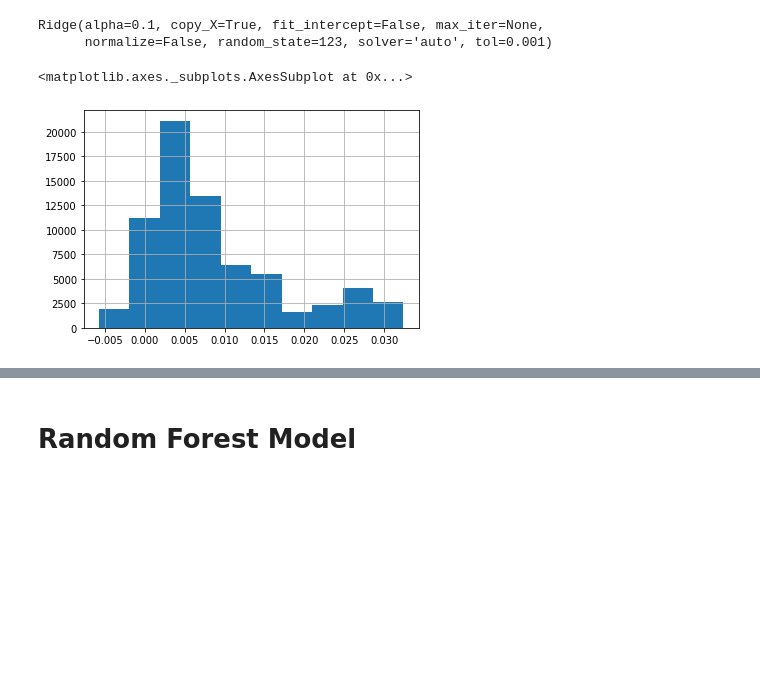
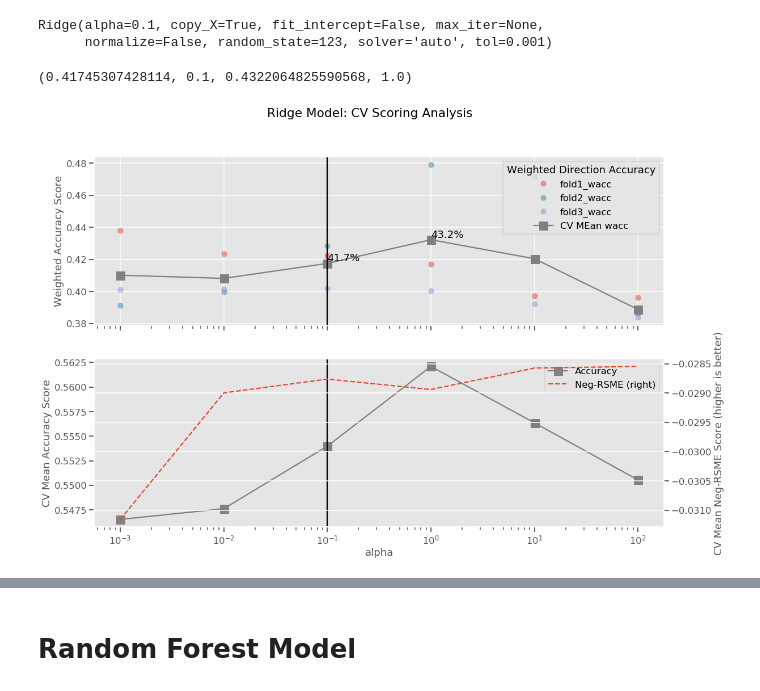
Before and after one commit to manualrg/dslab-ai-for-trading, a Jupyter notebook: 03_ml_models/01_mlmod_raw_models.ipynb, the cells around one changed output, grey strips where cells are left out. Drawn from its saved outputs; the diff is of its cells as text; code cells hidden in the pictures; blank space fills up the shorter version.

```diff
--- a/03_ml_models/01_mlmod_raw_models.ipynb
+++ b/03_ml_models/01_mlmod_raw_models.ipynb
@@ -139 +62,4 @@ res_ridge_cv.best_score_
+# %%
+select_cvdet_cols = ['split0_test_w_accuracy','split1_test_w_accuracy', 'split2_test_w_accuracy', 'mean_test_w_accuracy', 'std_test_w_accuracy', 'rank_test_w_accuracy',
+                    'mean_test_accuracy', 'mean_test_neg_root_mean_squared_error']
 # %%
@@ -149,5 +76,45 @@ p_test_ridge = pd.Series(index=y_test_full.index, data=champ_ridge.predict(X_tes
-# %%
-p_test_ridge.hist()
-# %% [output]
-<matplotlib.axes._subplots.AxesSubplot at 0x...>
-[figure, removed]
+# %%
+ridge_metrics_cvdet =  pd.DataFrame(res_ridge_cv.cv_results_)[select_cvdet_cols]
+ridge_metrics_cvdet['alpha'] = ridge_params_df['alpha']
+# %%
+champ_ridge_score = ridge_metrics_cvdet.loc[champ_ridge_idx,'mean_test_w_accuracy']
+champ_ridge_alpharank = ridge_metrics_cvdet.loc[champ_ridge_idx, 'alpha']
+top_ridge_score = ridge_metrics_cvdet.loc[ridge_metrics_cvdet['rank_test_w_accuracy']==1, 'mean_test_w_accuracy'].iloc[0]
+top_ridge_alpharank = ridge_metrics_cvdet.loc[ridge_metrics_cvdet['rank_test_w_accuracy']==1, 'alpha'].iloc[0]
+champ_ridge_score, champ_ridge_alpharank, top_ridge_score, top_ridge_alpharank
+# %% [output]
+(0.41745307428114, 0.1, 0.4322064825590568, 1.0)
+# %%
+fig, axs = plt.subplots(2,1, sharex=True, figsize=(18,12))
+
+plt.suptitle("Ridge Model: CV Scoring Analysis")
+ax = axs[0]
+ridge_metrics_cvdet.plot(ax=ax, x='alpha', y=['split0_test_w_accuracy','split1_test_w_accuracy', 'split2_test_w_accuracy'],
+                        logx=True, style='o', alpha=0.5, label=['fold1_wacc', 'fold2_wacc', 'fold3_wacc'])
+ridge_metrics_cvdet.plot(ax=ax, x='alpha', y='mean_test_w_accuracy',
+                        logx=True, marker='s', markersize=15, color='grey', label='CV MEan wacc')
+ax.legend(title="Weighted Direction Accuracy")
+ax.set_ylabel('Weighted Accuracy Score')
+ax.text(top_ridge_alpharank, top_ridge_score, f'{top_ridge_score:0.1%}', va='bottom', ha='left')
+ax.text(champ_ridge_alpharank, champ_ridge_score, f'{champ_ridge_score:0.1%}', va='bottom', ha='left')
+
+ax = axs[1]
+ridge_metrics_cvdet.plot(ax=ax, x='alpha', y='mean_test_accuracy',
+                         label='Accuracy',color='grey',
+                        logx=True,marker='s', markersize=15)
+plt.ylabel('CV Mean Accuracy Score')
+
+ridge_metrics_cvdet.plot(ax=ax, x='alpha', y='mean_test_neg_root_mean_squared_error',
+                         secondary_y=True,
+                         label='Neg-RSME',
+                         linestyle='--',
+                        logx=True)
+
+plt.ylabel('CV Mean Neg-RSME Score (higher is better)')
+
+for ax in axs:
+    ax.axvline(x=champ_ridge_alpharank, color='black')
+
+plt.show()
+# %% [output]
+[figure, added]
```
Also changed, not shown: parts of 37 cells of this notebook, 3 other files.
